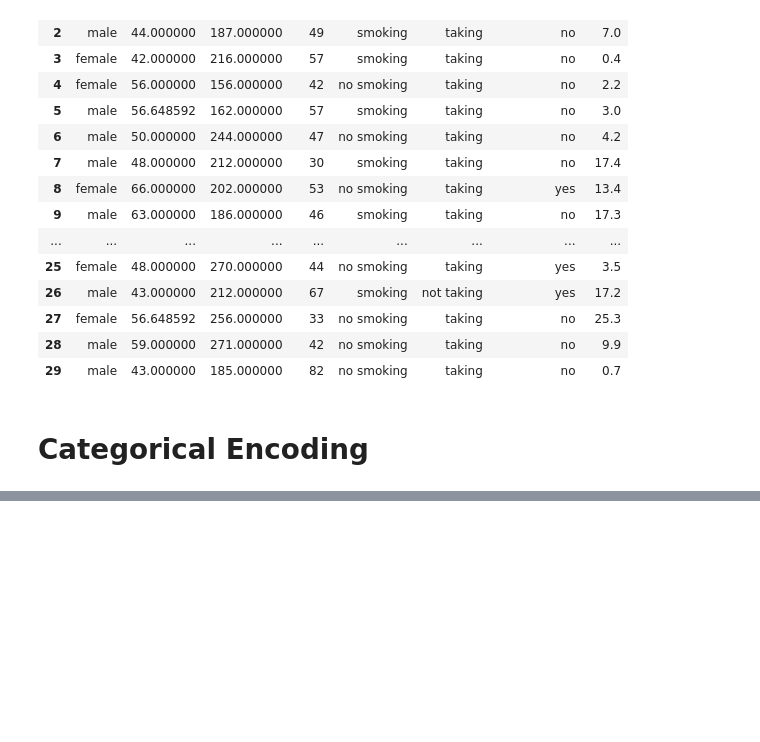
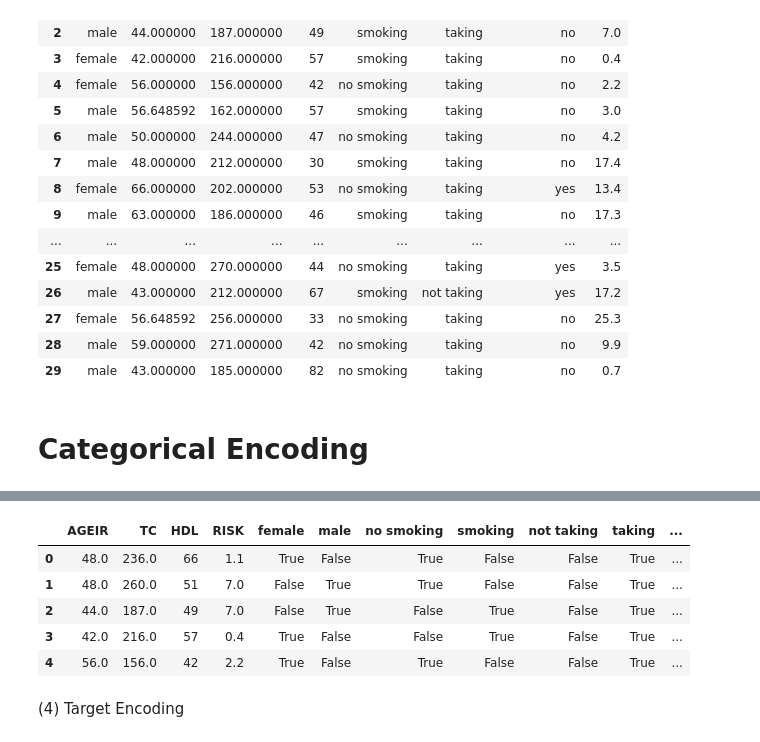
Before and after one commit to dinukaattanayaka/ML-Feature-Engineering, a Jupyter notebook: ML_Feature_Engineering.ipynb, the cells around one changed output, grey strips where cells are left out. Drawn from its saved outputs; the diff is of its cells as text; code cells hidden in the pictures; blank space fills up the shorter version.

```diff
--- a/ML_Feature_Engineering.ipynb
+++ b/ML_Feature_Engineering.ipynb
@@ -229,0 +350,10 @@ data.head(30)
+# %%
+categorical_data = data.drop(['AGEIR', 'TC', 'HDL','RISK'], axis=1)
+# %%
+encoded_sex = pd.get_dummies(categorical_data['SEX'])
+encoded_smoke = pd.get_dummies(categorical_data['SMOKE_'])
+encoded_bpmed = pd.get_dummies(categorical_data['BPMED'])
+encoded_diab = pd.get_dummies(categorical_data['DIAB_noyes'])
+# %%
+numerical_data = data.drop(['SEX', 'SMOKE_', 'BPMED','DIAB_noyes'], axis=1)
+numerical_data.head()
@@ -229,0 +367,15 @@ data.head(30)
+# %%
+new_dataset=numerical_data.join(encoded_sex)
+new_dataset=new_dataset.join(encoded_smoke)
+new_dataset=new_dataset.join(encoded_bpmed)
+new_dataset=new_dataset.join(encoded_diab)
+new_dataset.head()
+# %% [output]
+|  | AGEIR | TC | HDL | RISK | female | male | no smoking | smoking | not taking | taking | ... |
+| 0 | 48.0 | 236.0 | 66 | 1.1 | True | False | True | False | False | True | ... |
+| 1 | 48.0 | 260.0 | 51 | 7.0 | False | True | True | False | False | True | ... |
+| 2 | 44.0 | 187.0 | 49 | 7.0 | False | True | False | True | False | True | ... |
+| 3 | 42.0 | 216.0 | 57 | 0.4 | True | False | False | True | False | True | ... |
+| 4 | 56.0 | 156.0 | 42 | 2.2 | True | False | True | False | False | True | ... |
+# %% [markdown]
+(4) Target Encoding
```
Also changed, not shown: parts of 15 cells of this notebook.
